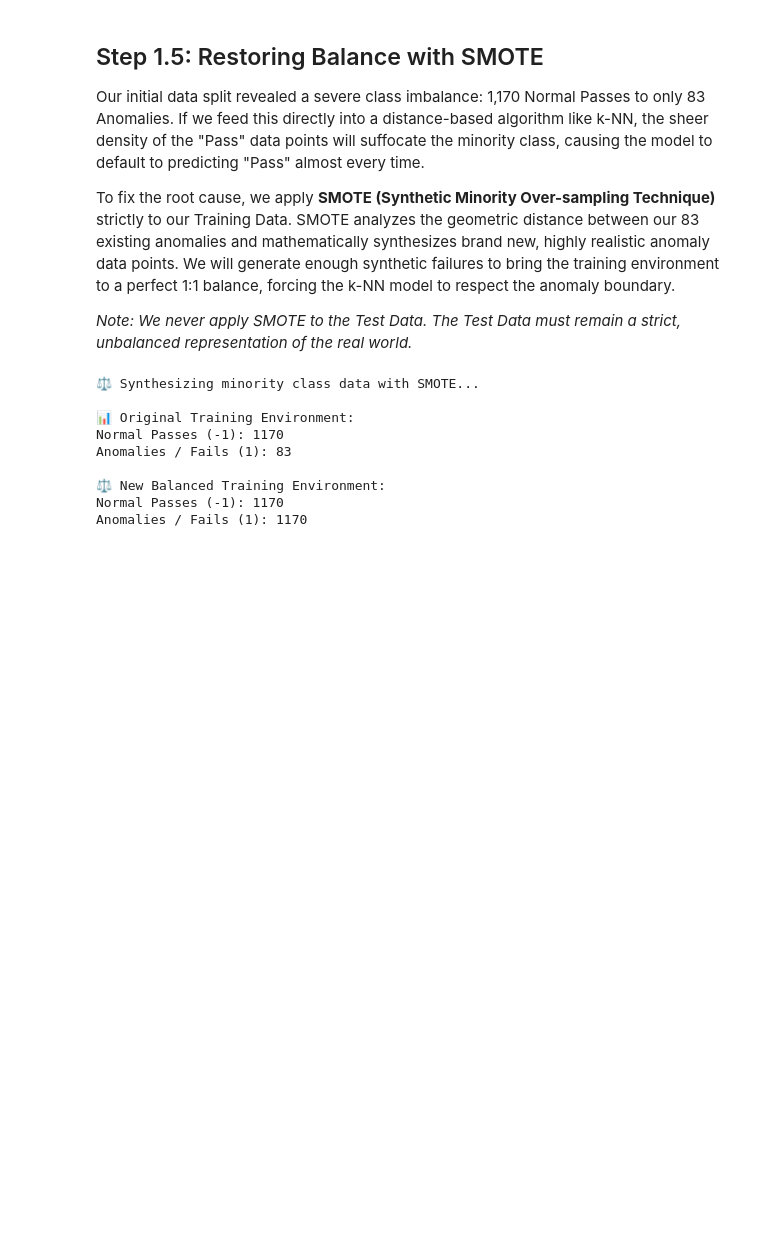
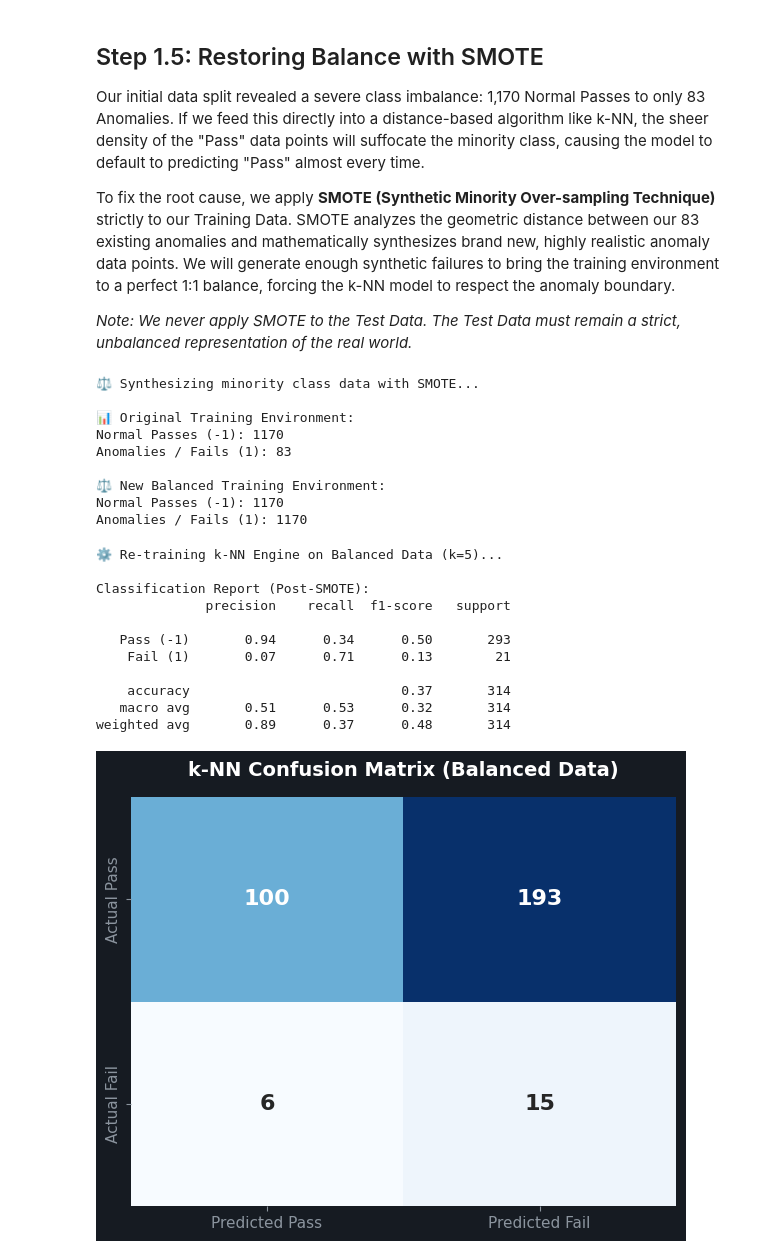
Before and after one commit to sultanjacob/Applied-Machine-Learning, a Jupyter notebook: Phase_11_K_Nearest_Neighbour/11_kNN_Classification.ipynb, the cells around one changed output. Saved outputs shown, nothing was run; the diff lists cells and outputs as text; code cells hidden in the pictures; blank space fills up the shorter version.

Commit message:
Re-training the Baseline k-NN

```diff
--- a/Phase_11_K_Nearest_Neighbour/11_kNN_Classification.ipynb
+++ b/Phase_11_K_Nearest_Neighbour/11_kNN_Classification.ipynb
@@ -250,3 +250,52 @@ Anomalies / Fails (1): 83
 ⚖️ New Balanced Training Environment:
 Normal Passes (-1): 1170
 Anomalies / Fails (1): 1170
+# %%
+# Re-training the Baseline k-NN
+from sklearn.neighbors import KNeighborsClassifier
+from sklearn.metrics import classification_report, confusion_matrix
+import seaborn as sns
+import matplotlib.pyplot as plt
+
+print("⚙️ Re-training k-NN Engine on Balanced Data (k=5)...\n")
+
+# 1. Train on the newly balanced SMOTE data
+knn_balanced = KNeighborsClassifier(n_neighbors=5)
+knn_balanced.fit(X_train_balanced, y_train_balanced)
+
+# 2. Predict on the original, untouched Test Data
+y_pred_balanced = knn_balanced.predict(X_test)
+
+# 3. Print the strict Classification Report
+print("Classification Report (Post-SMOTE):")
+print(classification_report(y_test, y_pred_balanced, target_names=["Pass (-1)", "Fail (1)"], zero_division=0))
+
+# 4. Generate and plot the new Confusion Matrix
+cm_balanced = confusion_matrix(y_test, y_pred_balanced)
+
+plt.style.use('dark_background')
+fig, ax = plt.subplots(figsize=(6, 5), facecolor='#161b22')
+ax.set_facecolor('#161b22')
+
+sns.heatmap(cm_balanced, annot=True, fmt='d', cmap='Blues', cbar=False,
+            xticklabels=["Predicted Pass", "Predicted Fail"],
+            yticklabels=["Actual Pass", "Actual Fail"],
+            annot_kws={"size": 16, "weight": "bold"}, ax=ax)
+
+ax.set_title('k-NN Confusion Matrix (Balanced Data)', color='white', fontsize=14, fontweight='bold', pad=15)
+ax.tick_params(colors='#8b949e', labelsize=11)
+plt.tight_layout()
+plt.show()
+# %% [output]
+⚙️ Re-training k-NN Engine on Balanced Data (k=5)...
+
+Classification Report (Post-SMOTE):
+              precision    recall  f1-score   support
+
+   Pass (-1)       0.94      0.34      0.50       293
+    Fail (1)       0.07      0.71      0.13        21
+
+    accuracy                           0.37       314
+   macro avg       0.51      0.53      0.32       314
+weighted avg       0.89      0.37      0.48       314
+[figure, added]
```
